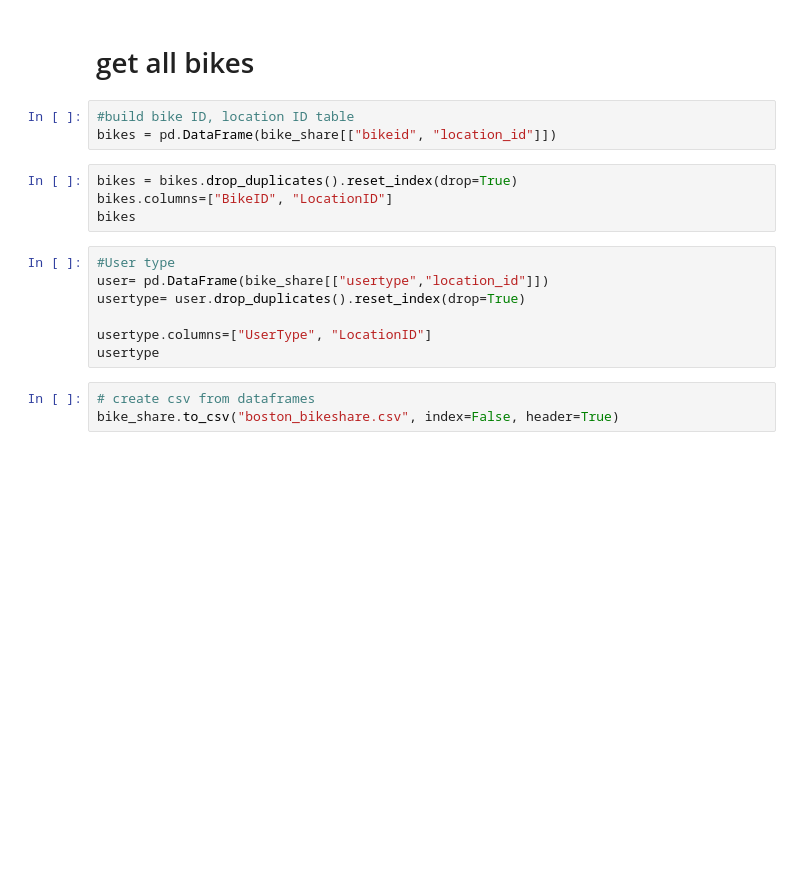
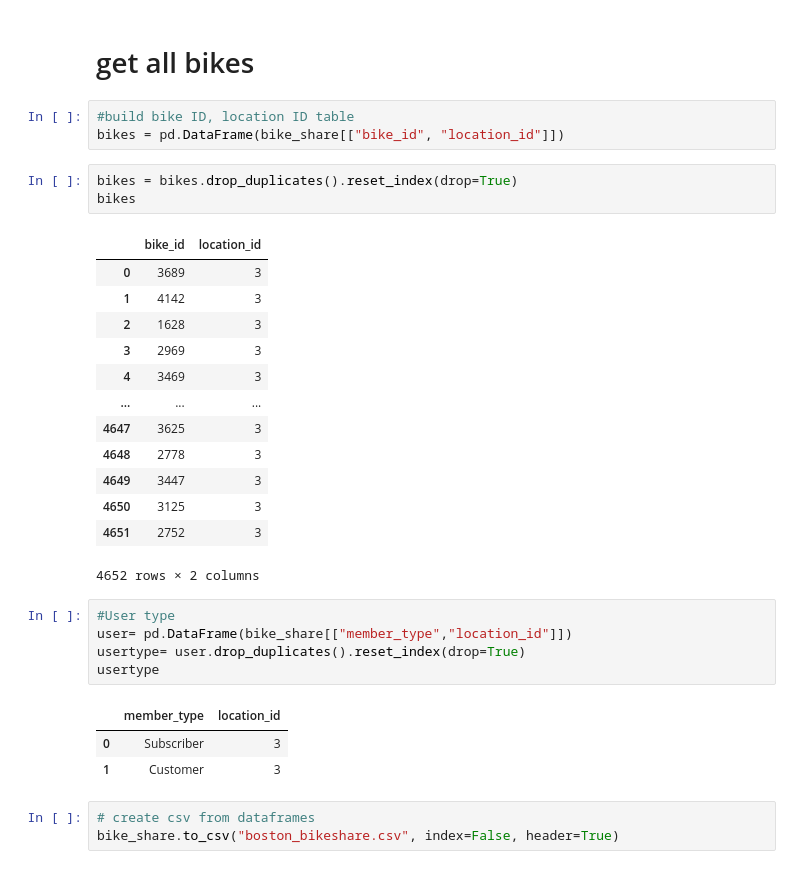
Before and after one commit to JeganS948/project2, a Jupyter notebook: resources/3_boston_us/boston .ipynb, the cells around one changed output. Drawn from its saved outputs; the diff is of its cells as text; blank space fills up the shorter version.

Commit message:
rename and rearrange columns

```diff
--- a/resources/3_boston_us/boston .ipynb
+++ b/resources/3_boston_us/boston .ipynb
@@ -92,18 +167,33 @@ bike_share.head()
 # get all bikes
 # %%
 #build bike ID, location ID table
-bikes = pd.DataFrame(bike_share[["bikeid", "location_id"]])
+bikes = pd.DataFrame(bike_share[["bike_id", "location_id"]])
 # %%
 bikes = bikes.drop_duplicates().reset_index(drop=True)
-bikes.columns=["BikeID", "LocationID"]
 bikes
+# %% [output]
+|  | bike_id | location_id |
+| 0 | 3689 | 3 |
+| 1 | 4142 | 3 |
+| 2 | 1628 | 3 |
+| 3 | 2969 | 3 |
+| 4 | 3469 | 3 |
+| ... | ... | ... |
+| 4647 | 3625 | 3 |
+| 4648 | 2778 | 3 |
+| 4649 | 3447 | 3 |
+| 4650 | 3125 | 3 |
+| 4651 | 2752 | 3 |
+4652 rows × 2 columns
 # %%
 #User type
-user= pd.DataFrame(bike_share[["usertype","location_id"]])
+user= pd.DataFrame(bike_share[["member_type","location_id"]])
 usertype= user.drop_duplicates().reset_index(drop=True)
-
-usertype.columns=["UserType", "LocationID"]
 usertype
+# %% [output]
+|  | member_type | location_id |
+| 0 | Subscriber | 3 |
+| 1 | Customer | 3 |
 # %%
 # create csv from dataframes
 bike_share.to_csv("boston_bikeshare.csv", index=False, header=True)
```
Also changed, not shown: parts of 6 cells of this notebook.
